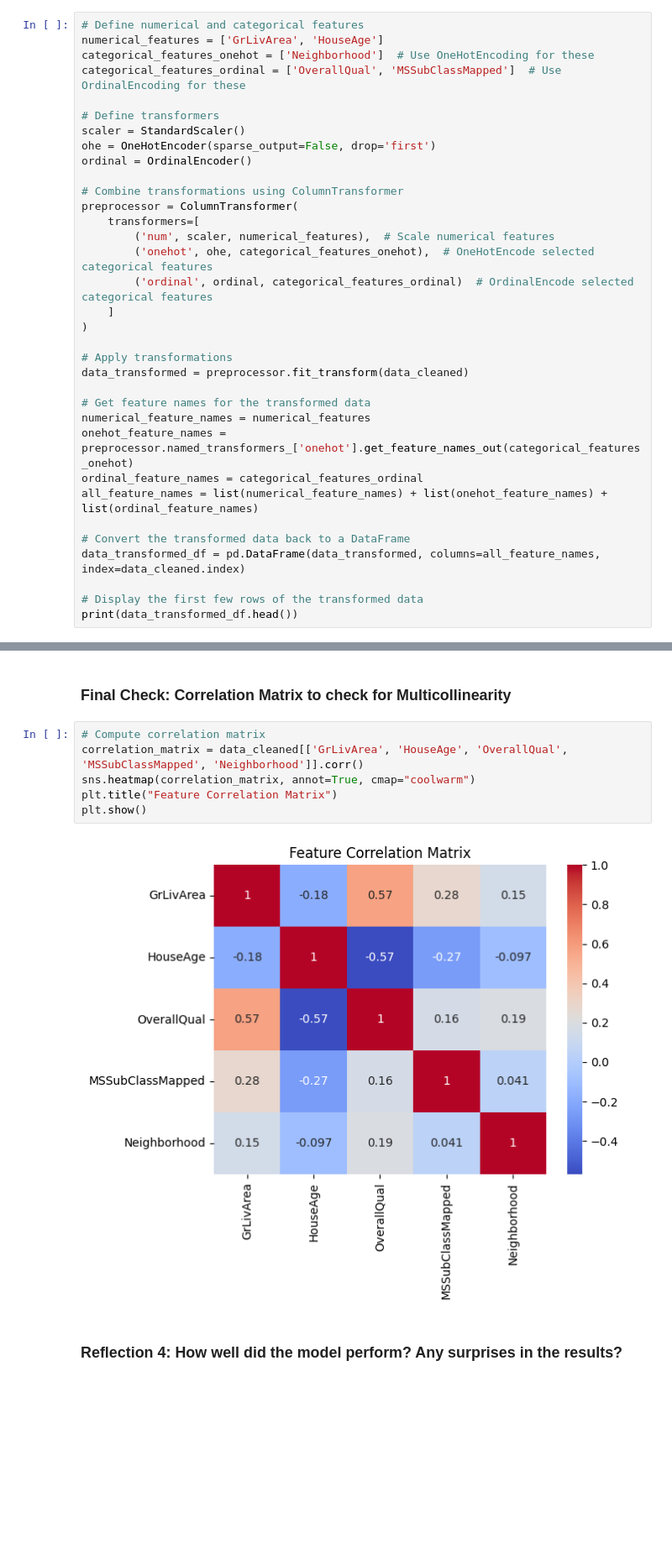
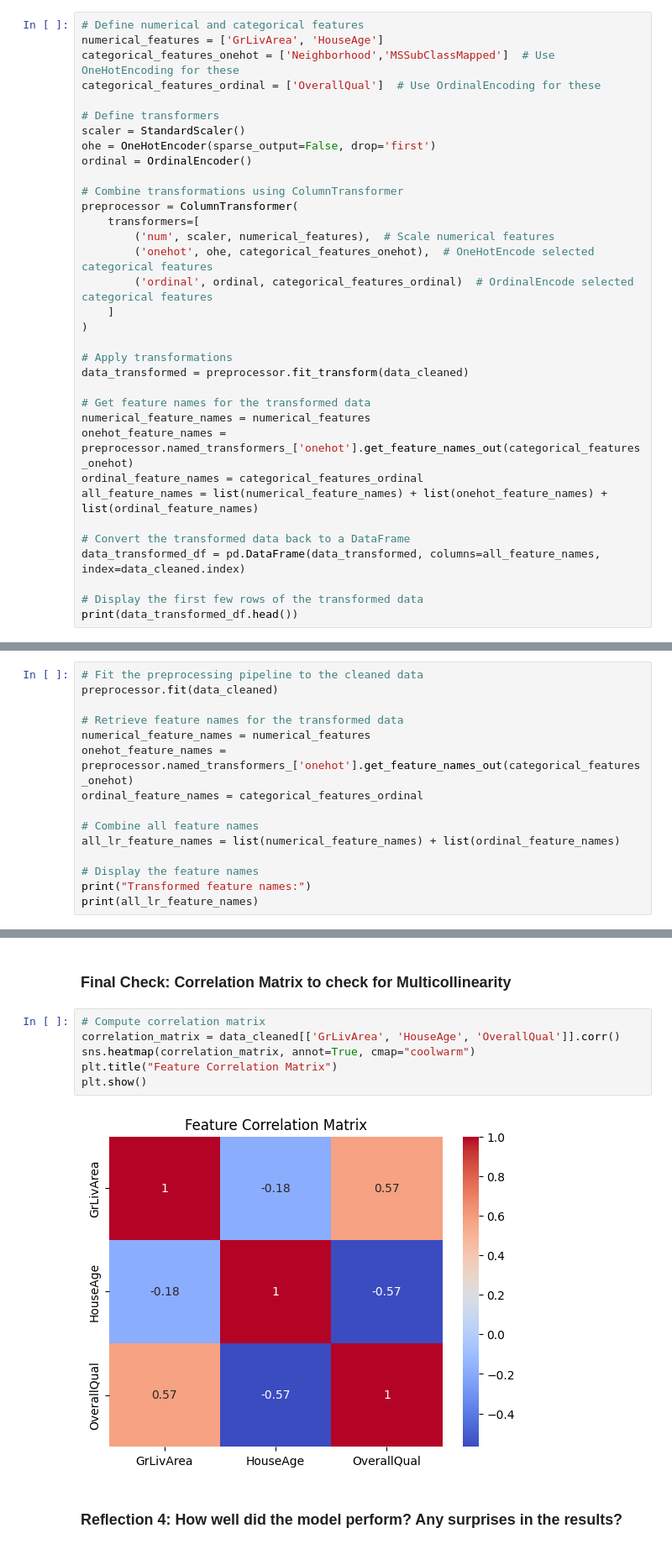
Before and after one commit to NickElias01/final-project-applied-ml, a Jupyter notebook: regression_nickelias.ipynb, the cells around one changed output, grey strips where cells are left out. Shown at 84% size. Saved outputs shown, nothing was run; the diff lists cells and outputs as text; blank space fills up the shorter version.

Commit message:
Complete linear regression analysis with 3 different pipelines, add results section

```diff
--- a/regression_nickelias.ipynb
+++ b/regression_nickelias.ipynb
@@ -359,8 +504,8 @@ plt.show()
 # %%
 # Define numerical and categorical features
 numerical_features = ['GrLivArea', 'HouseAge']
-categorical_features_onehot = ['Neighborhood']  # Use OneHotEncoding for these
-categorical_features_ordinal = ['OverallQual', 'MSSubClassMapped']  # Use OrdinalEncoding for these
+categorical_features_onehot = ['Neighborhood','MSSubClassMapped']  # Use OneHotEncoding for these
+categorical_features_ordinal = ['OverallQual']  # Use OrdinalEncoding for these
 
 # Define transformers
 scaler = StandardScaler()
@@ -545,0 +677,15 @@ print(results_df)
+# %%
+# Fit the preprocessing pipeline to the cleaned data
+preprocessor.fit(data_cleaned)
+
+# Retrieve feature names for the transformed data
+numerical_feature_names = numerical_features
+onehot_feature_names = preprocessor.named_transformers_['onehot'].get_feature_names_out(categorical_features_onehot)
+ordinal_feature_names = categorical_features_ordinal
+
+# Combine all feature names
+all_lr_feature_names = list(numerical_feature_names) + list(ordinal_feature_names)
+
+# Display the feature names
+print("Transformed feature names:")
+print(all_lr_feature_names)
@@ -655,11 +809,11 @@ plt.show()
 ### Final Check: Correlation Matrix to check for Multicollinearity
 # %%
 # Compute correlation matrix
-correlation_matrix = data_cleaned[['GrLivArea', 'HouseAge', 'OverallQual', 'MSSubClassMapped', 'Neighborhood']].corr()
+correlation_matrix = data_cleaned[['GrLivArea', 'HouseAge', 'OverallQual']].corr()
 sns.heatmap(correlation_matrix, annot=True, cmap="coolwarm")
 plt.title("Feature Correlation Matrix")
 plt.show()
 # %% [output]
-[figure, old version]
+[figure, new version]
 # %% [markdown]
 ### Reflection 4: How well did the model perform? Any surprises in the results?
```
Also changed, not shown: parts of 29 cells of this notebook, 2 other files.
